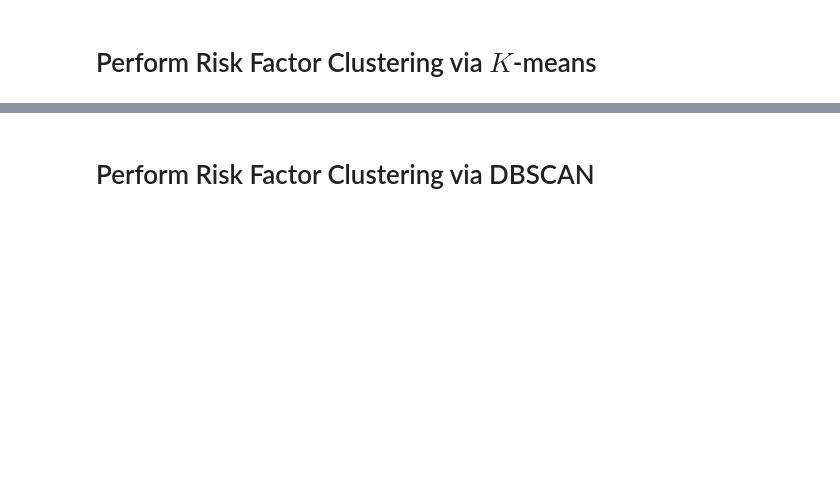
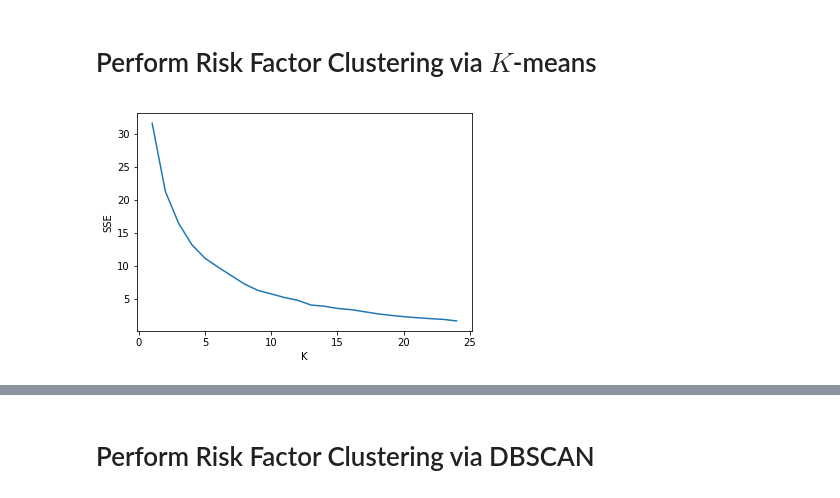
Before and after one commit to alankritjoshi/cs6220f17project2, a Jupyter notebook: 02_working/process_dataset.ipynb, the cells around one changed output, grey strips where cells are left out. Drawn from its saved outputs; the diff is of its cells as text; code cells hidden in the pictures; blank space fills up the shorter version.

Commit message:
Adds Risk Factor Clustering via Kmeans and DBSCAN

```diff
--- a/02_working/process_dataset.ipynb
+++ b/02_working/process_dataset.ipynb
@@ -369,4 +417,4 @@ income_data.head(n=5)
 # %%
 # Join tables to get risk factor data
-risk_factor_date = edu_rates_data.set_index('State').join(demo_data.set_index('State or territory')).join(income_data.set_index('State'))
-risk_factor_date.head(n=5)
+risk_factor_data = edu_rates_data.set_index('State').join(demo_data.set_index('State or territory')).join(income_data.set_index('State'))
+risk_factor_data.head(n=5)
@@ -372,0 +431,5 @@ risk_factor_date.head(n=5)
+# %%
+risk_factor_data_norm = pd.DataFrame(MinMaxScaler().fit_transform(risk_factor_data))
+risk_factor_data_norm.index = risk_factor_data.index
+risk_factor_data_norm.columns = risk_factor_data.columns
+risk_factor_data_norm.head(n=5)
@@ -376,0 +446,16 @@ risk_factor_date.head(n=5)
+# %%
+# Find ideal number of clusters
+sse = []
+k = []
+
+for i in range(1, 25):
+    kmeans = KMeans(n_clusters=i).fit(risk_factor_data_norm)
+    k.append(i)
+    sse.append(kmeans.inertia_)
+
+plt.plot(k, sse)
+plt.ylabel('SSE')
+plt.xlabel('K')
+plt.show()
+# %% [output]
+[figure, added]
```
Also changed, not shown: parts of 21 cells of this notebook, 2 other files.
